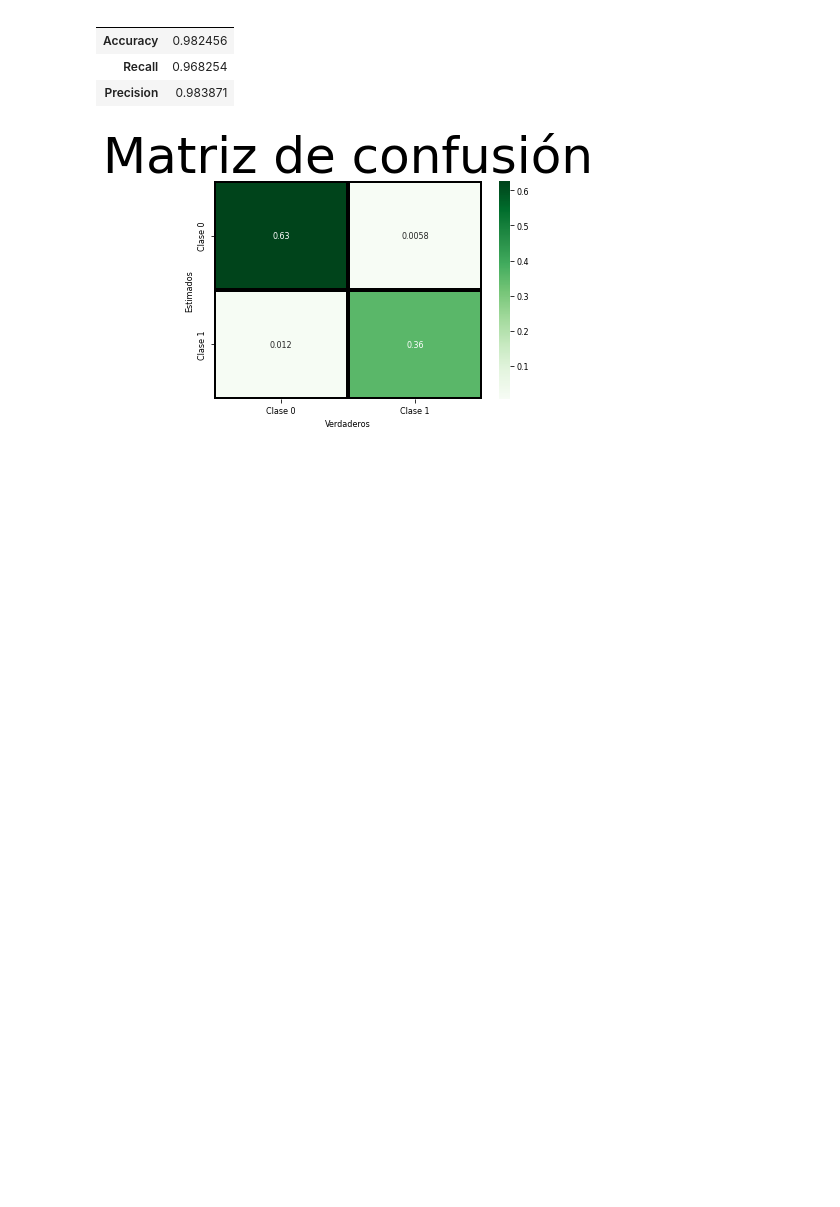
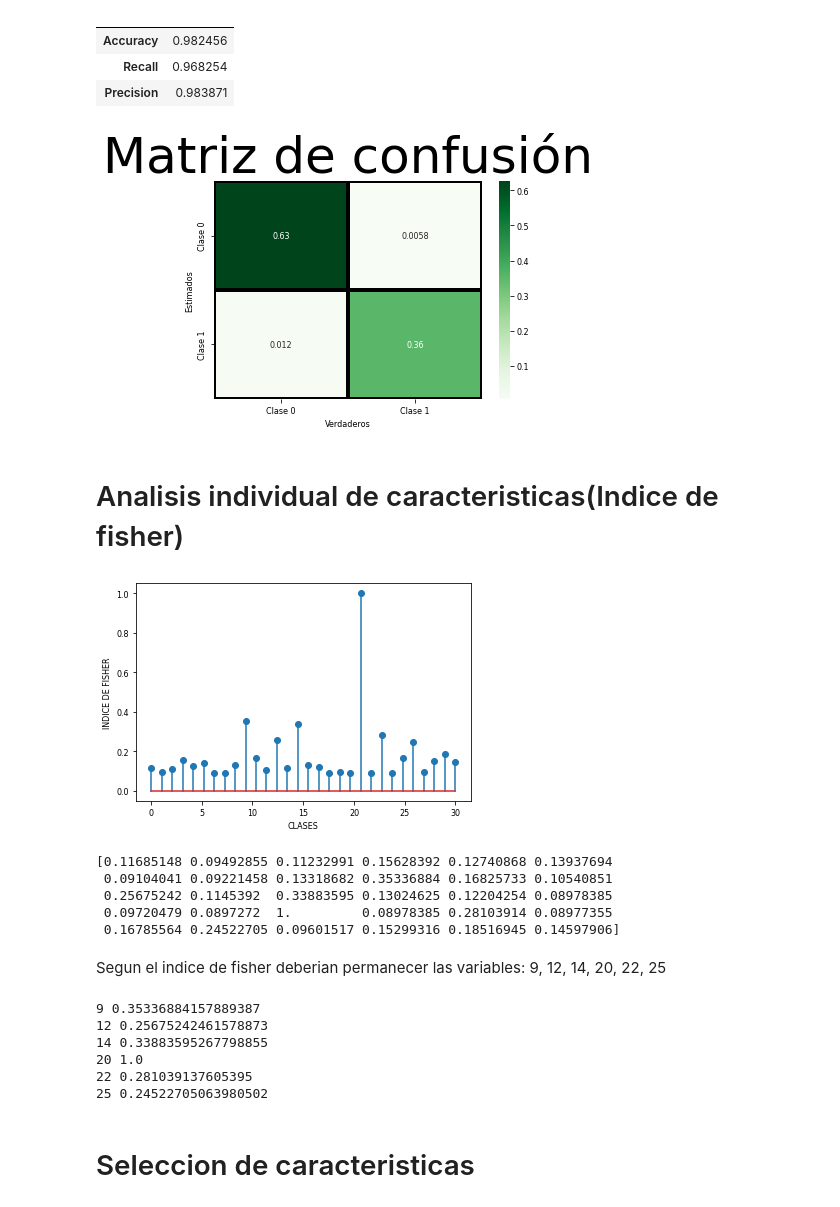
Before and after one commit to FelipeTriana/BreastCancerWisconsin, a Jupyter notebook: BreastCancerWisconsin.ipynb, the cells around one changed output. Cells and saved outputs as stored; diff of their text form; code cells hidden in the pictures; blank space fills up the shorter version.

```diff
--- a/BreastCancerWisconsin.ipynb
+++ b/BreastCancerWisconsin.ipynb
@@ -788,3 +783,60 @@ RESULTADOS EN EL CONJUNTO DE TEST PARA EL MEJOR HIPERPARAMETRO
 | Recall | 0.968254 |
 | Precision | 0.983871 |
 [figure]
+# %% [markdown]
+# Analisis individual de caracteristicas(Indice de fisher)
+# %%
+def fisherIdx( X, plot=True ):
+    classes  = X.shape[ 1 ]
+    idx = np.zeros( 30 )
+    j = 0
+    for i in range( classes ):
+        if_j = 0
+        for k in range( classes ):
+            if i == k:
+                continue
+            mean_i = np.mean( X[ :, i] )
+            mean_k = np.mean( X[ :, k] )
+            IntervaloDeConfianza_i = np.std( X[ :, i] )
+            IntervaloDeConfianza_k = np.std( X[ :, k] )
+
+            if_j  += (( mean_i - mean_k )**2 )/ ( IntervaloDeConfianza_i**2 + IntervaloDeConfianza_k**2 )
+        idx[j] = if_j
+        j += 1
+    idx = idx / np.max(idx)
+
+    if plot == True:
+        x = np.array(np.linspace( 0, classes, classes, endpoint=True ))
+        y = idx
+        plt.stem   ( x, y)
+        plt.xlabel ('CLASES')
+        plt.ylabel ('INDICE DE FISHER')
+        plt.show   ()
+
+
+    return idx
+# %%
+vecVariables = fisherIdx(x)
+print(vecVariables)
+# %% [output]
+[figure, added]
+[0.11685148 0.09492855 0.11232991 0.15628392 0.12740868 0.13937694
+ 0.09104041 0.09221458 0.13318682 0.35336884 0.16825733 0.10540851
+ 0.25675242 0.1145392  0.33883595 0.13024625 0.12204254 0.08978385
+ 0.09720479 0.0897272  1.         0.08978385 0.28103914 0.08977355
+ 0.16785564 0.24522705 0.09601517 0.15299316 0.18516945 0.14597906]
+# %% [markdown]
+Segun el indice de fisher deberian permanecer las variables: 9, 12, 14, 20, 22, 25
+# %%
+for idx,val in enumerate(vecVariables):
+    if val>0.2:
+        print(idx,val)
+# %% [output]
+9 0.35336884157889387
+12 0.25675242461578873
+14 0.33883595267798855
+20 1.0
+22 0.281039137605395
+25 0.24522705063980502
+# %% [markdown]
+# Seleccion de caracteristicas
```
Also changed, not shown: parts of 23 cells of this notebook.
